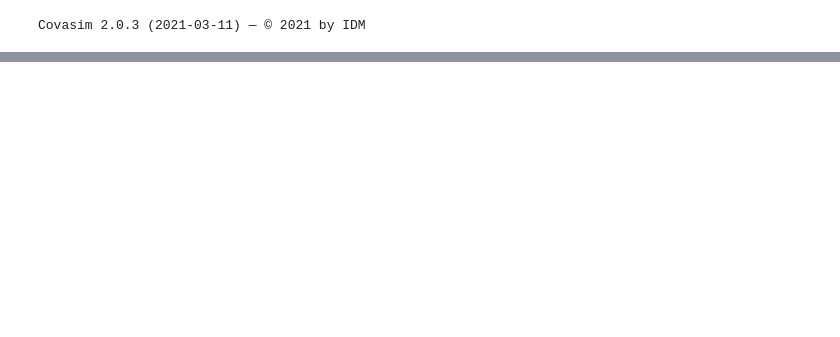
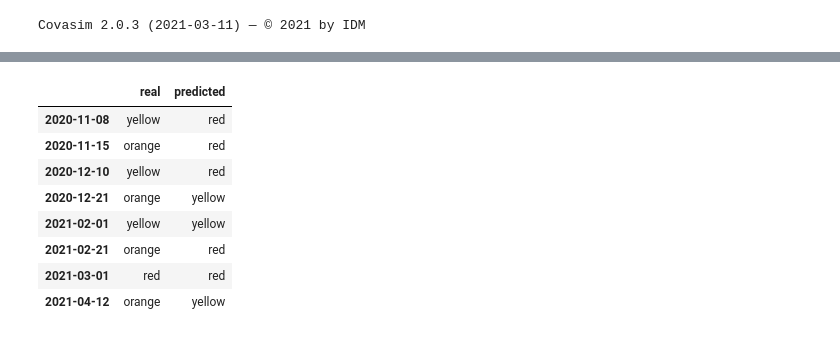
Before and after one commit to LIA-UniBo/EpidemicModelLearning, a Jupyter notebook: notebooks/5. Empirical Model.ipynb, the cells around one changed output, grey strips where cells are left out. Saved outputs shown, nothing was run; the diff lists cells and outputs as text; code cells hidden in the pictures; blank space fills up the shorter version.

```diff
--- a/notebooks/5. Empirical Model.ipynb
+++ b/notebooks/5. Empirical Model.ipynb
@@ -121,0 +126,25 @@ solutions
+# %%
+zones_verbose = {
+    'W': 'white',
+    'Y': 'yellow',
+    'O': 'orange',
+    'R': 'red'
+}
+
+solutions['predicted'] = [zone if zone is not None else 'R' for zone in solutions['predicted']]
+for col in ['real', 'predicted']:
+    solutions[col] = [zones_verbose[solution] for solution in solutions[col]]
+
+dates = list(zones.keys())
+solutions.index = dates[:-1]
+solutions
+# %% [output]
+|  | real | predicted |
+| 2020-11-08 | yellow | red |
+| 2020-11-15 | orange | red |
+| 2020-12-10 | yellow | red |
+| 2020-12-21 | orange | yellow |
+| 2021-02-01 | yellow | yellow |
+| 2021-02-21 | orange | red |
+| 2021-03-01 | red | red |
+| 2021-04-12 | orange | yellow |
```
Also changed, not shown: parts of 5 cells of this notebook, 1 other file.
